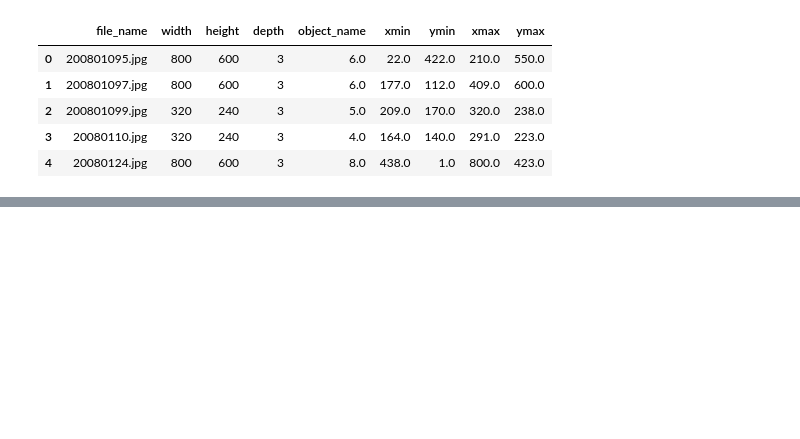
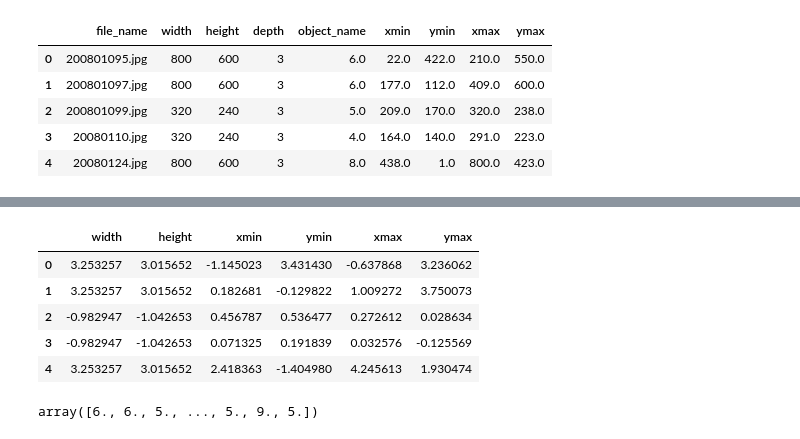
Before and after one commit to ChongMingWei/ICIP_Dengue_fever, a Jupyter notebook: DataAnalysis.ipynb, the cells around one changed output, grey strips where cells are left out. Saved outputs shown, nothing was run; the diff lists cells and outputs as text; code cells hidden in the pictures; blank space fills up the shorter version.

```diff
--- a/DataAnalysis.ipynb
+++ b/DataAnalysis.ipynb
@@ -74,0 +116,11 @@ train_data.head()
+# %%
+# Normalization
+df_norm = (df_drop - df_drop.mean()) / df_drop.std()
+df_norm.head()
+# %% [output]
+|  | width | height | xmin | ymin | xmax | ymax |
+| 0 | 3.253257 | 3.015652 | -1.145023 | 3.431430 | -0.637868 | 3.236062 |
+| 1 | 3.253257 | 3.015652 | 0.182681 | -0.129822 | 1.009272 | 3.750073 |
+| 2 | -0.982947 | -1.042653 | 0.456787 | 0.536477 | 0.272612 | 0.028634 |
+| 3 | -0.982947 | -1.042653 | 0.071325 | 0.191839 | 0.032576 | -0.125569 |
+| 4 | 3.253257 | 3.015652 | 2.418363 | -1.404980 | 4.245613 | 1.930474 |
@@ -74,0 +129,5 @@ train_data.head()
+# %%
+y = train_data['object_name'].values
+y
+# %% [output]
+array([6., 6., 5., ..., 5., 9., 5.])
```
Also changed, not shown: parts of 12 cells of this notebook, 1 other file.
